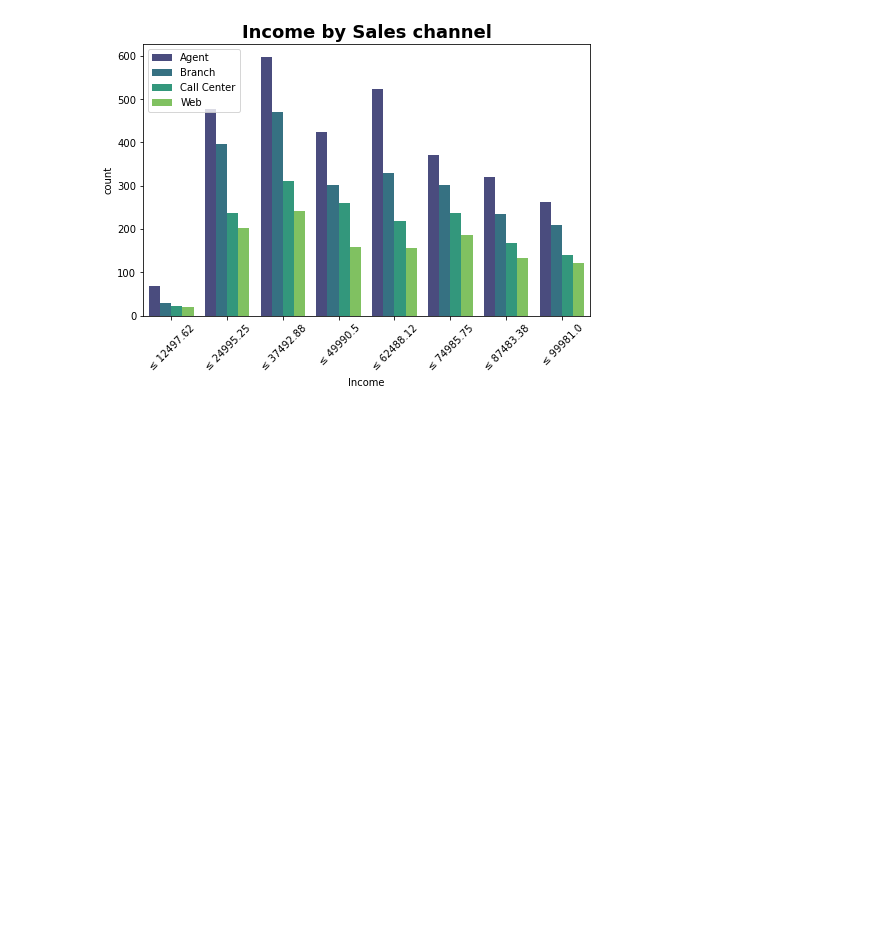
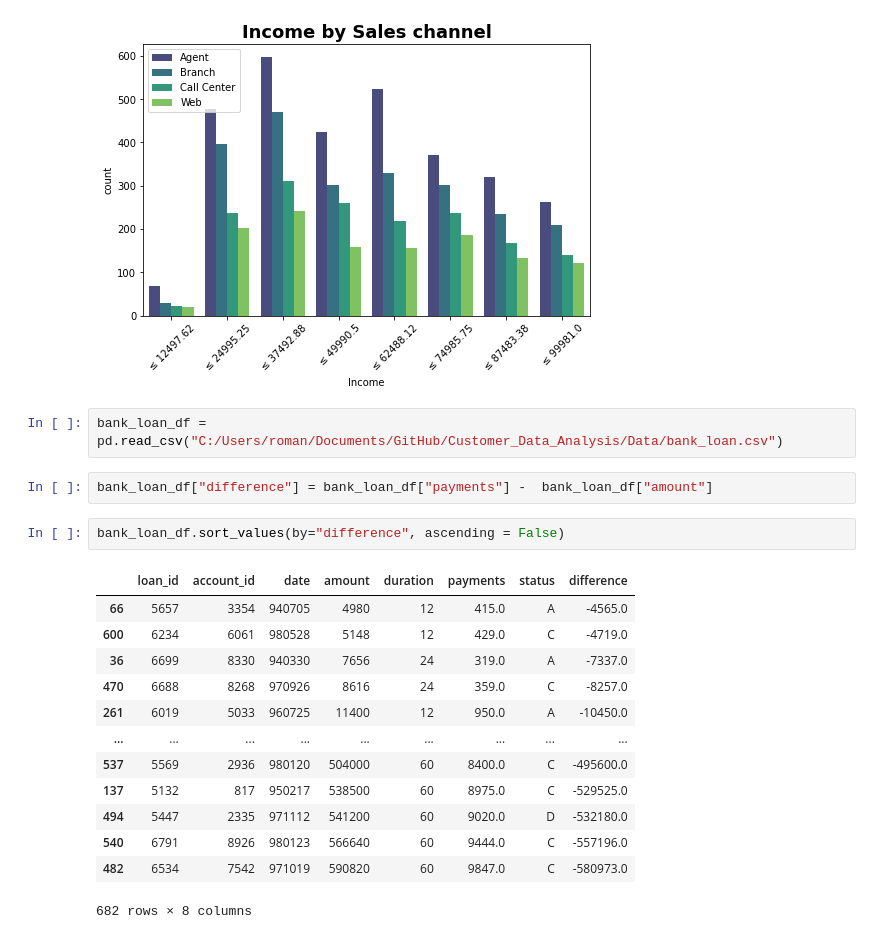
Before and after one commit to Romes-Kalt/Customer_Data_Analysis, a Jupyter notebook: plot_redone.ipynb, the cells around one changed output. Drawn from its saved outputs; the diff is of its cells as text; blank space fills up the shorter version.

```diff
--- a/plot_redone.ipynb
+++ b/plot_redone.ipynb
@@ -102,3 +102,23 @@ count_plot_w_hue(raw_df, this_x="Income", this_hue="Sales Channel", figsize=(8,5
                  x_bins=8, rotate_xlabels=45, palette="viridis", legend_loc="upper left")
 # %% [output]
 [figure]
+# %%
+bank_loan_df = pd.read_csv("C:/Users/roman/Documents/GitHub/Customer_Data_Analysis/Data/bank_loan.csv")
+# %%
+bank_loan_df["difference"] = bank_loan_df["payments"] -  bank_loan_df["amount"]
+# %%
+bank_loan_df.sort_values(by="difference", ascending = False)
+# %% [output]
+|  | loan_id | account_id | date | amount | duration | payments | status | difference |
+| 66 | 5657 | 3354 | 940705 | 4980 | 12 | 415.0 | A | -4565.0 |
+| 600 | 6234 | 6061 | 980528 | 5148 | 12 | 429.0 | C | -4719.0 |
+| 36 | 6699 | 8330 | 940330 | 7656 | 24 | 319.0 | A | -7337.0 |
+| 470 | 6688 | 8268 | 970926 | 8616 | 24 | 359.0 | C | -8257.0 |
+| 261 | 6019 | 5033 | 960725 | 11400 | 12 | 950.0 | A | -10450.0 |
+| ... | ... | ... | ... | ... | ... | ... | ... | ... |
+| 537 | 5569 | 2936 | 980120 | 504000 | 60 | 8400.0 | C | -495600.0 |
+| 137 | 5132 | 817 | 950217 | 538500 | 60 | 8975.0 | C | -529525.0 |
+| 494 | 5447 | 2335 | 971112 | 541200 | 60 | 9020.0 | D | -532180.0 |
+| 540 | 6791 | 8926 | 980123 | 566640 | 60 | 9444.0 | C | -557196.0 |
+| 482 | 6534 | 7542 | 971019 | 590820 | 60 | 9847.0 | C | -580973.0 |
+682 rows × 8 columns
```
